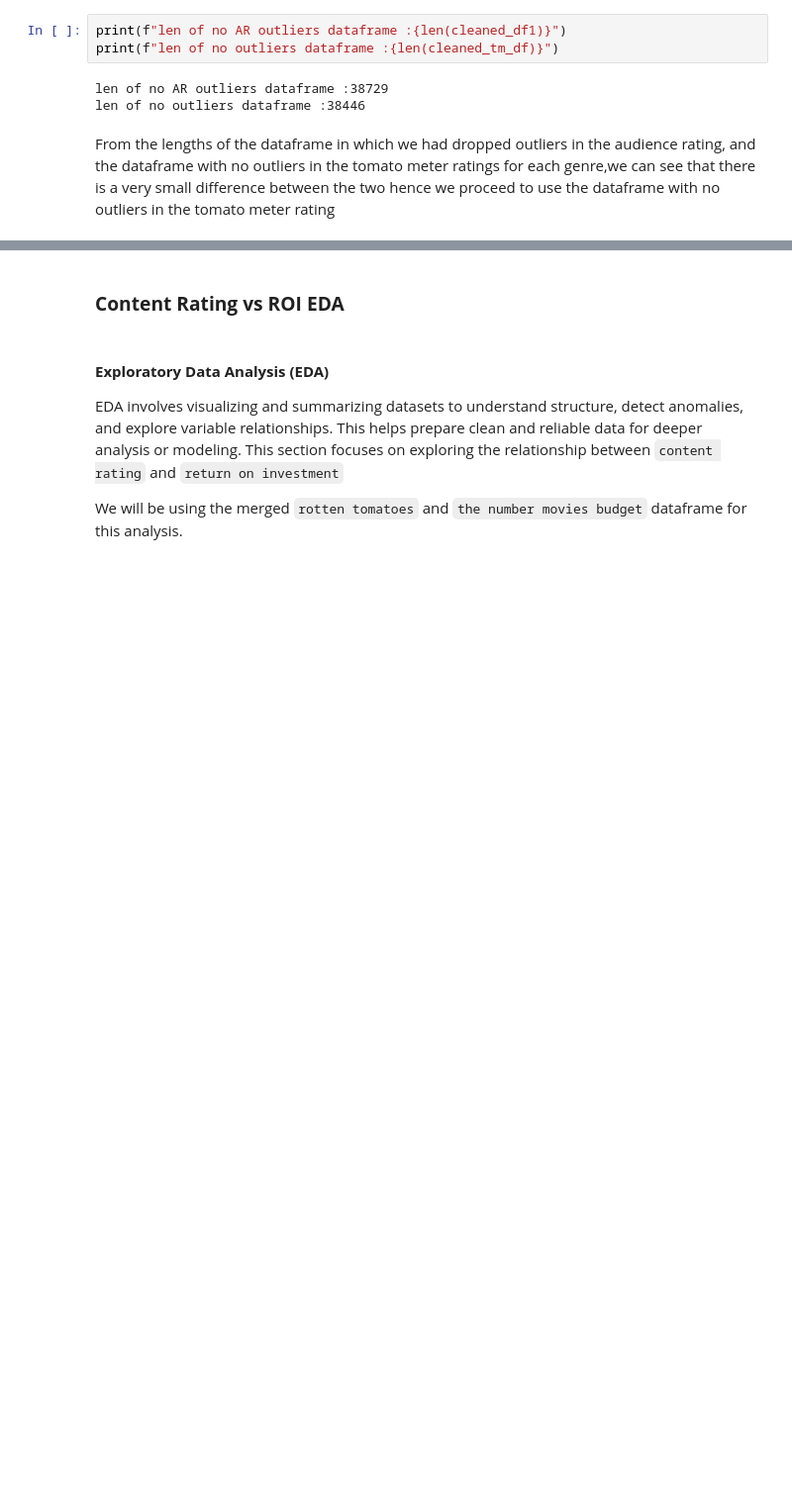
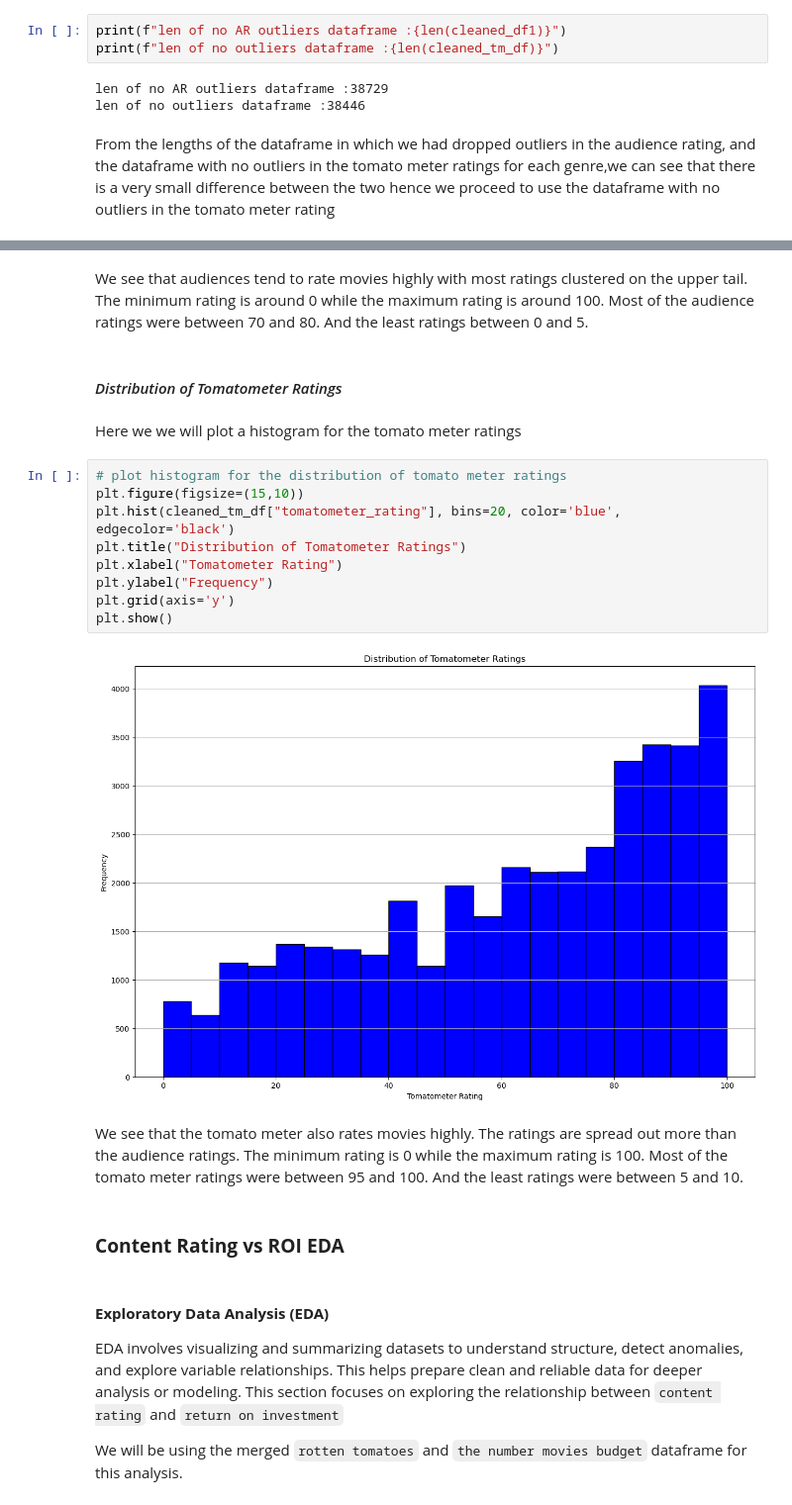
Before and after one commit to Tdoggie/phase-2-project, a Jupyter notebook: index.ipynb, the cells around one changed output, grey strips where cells are left out. Shown at 99% size. Saved outputs shown, nothing was run; the diff lists cells and outputs as text; blank space fills up the shorter version.

```diff
--- a/index.ipynb
+++ b/index.ipynb
@@ -930,3 +949,22 @@ From the lengths of the dataframe in which we had dropped outliers in the audien
+# %% [markdown]
+We see that audiences tend to rate movies highly with most ratings clustered on the upper tail. The minimum rating is around 0 while the maximum rating is around 100. Most of the audience ratings were between 70 and 80. And the least ratings between 0 and 5.
+# %% [markdown]
+#### *Distribution of Tomatometer Ratings*
+# %% [markdown]
+Here we we will plot a histogram for the tomato meter ratings
+# %%
+# plot histogram for the distribution of tomato meter ratings
+plt.figure(figsize=(15,10))
+plt.hist(cleaned_tm_df["tomatometer_rating"], bins=20, color='blue', edgecolor='black')
+plt.title("Distribution of Tomatometer Ratings")
+plt.xlabel("Tomatometer Rating")
+plt.ylabel("Frequency")
+plt.grid(axis='y')
+plt.show()
+# %% [output]
+[figure, added]
+# %% [markdown]
+We see that the tomato meter also rates movies highly. The ratings are spread out more than the audience ratings. The minimum rating is 0 while the maximum rating is 100. Most of the tomato meter ratings were between 95 and 100. And the least ratings were between 5 and 10.
 # %% [markdown]
 ### **Content Rating vs ROI EDA**
 # %% [markdown]
```
Also changed, not shown: parts of 5 cells of this notebook.
